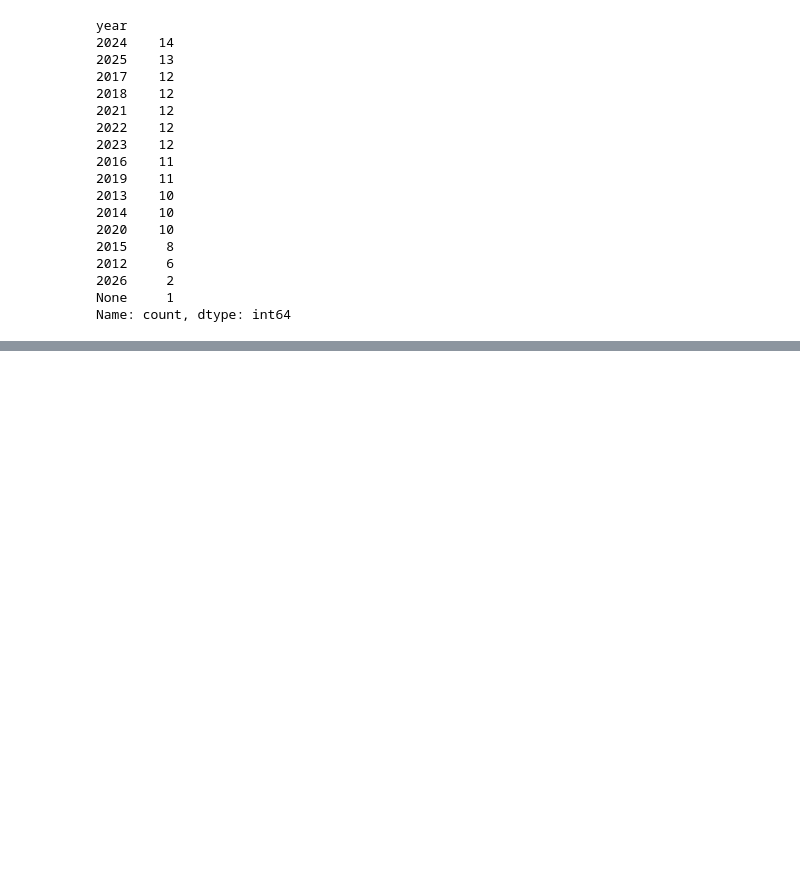
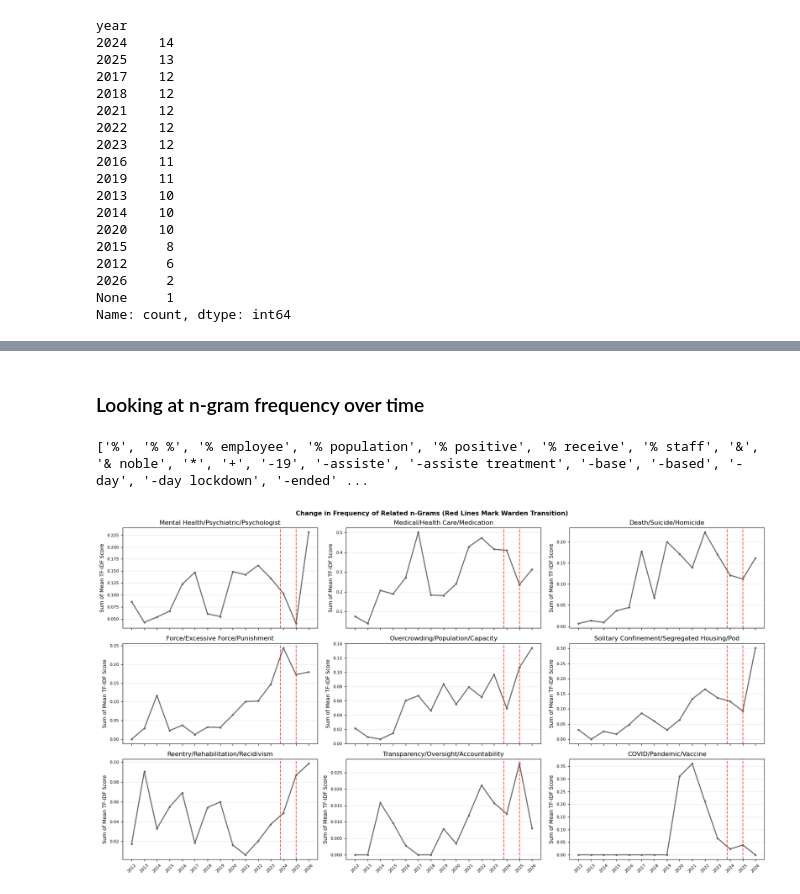
Before and after one commit to daesavellano/board_meeting_analysis, a Jupyter notebook: Code/1_0_N_Gram_Analysis.ipynb, the cells around one changed output, grey strips where cells are left out. Cells and saved outputs as stored; diff of their text form; code cells hidden in the pictures; blank space fills up the shorter version.

```diff
--- a/Code/1_0_N_Gram_Analysis.ipynb
+++ b/Code/1_0_N_Gram_Analysis.ipynb
@@ -363,0 +364,77 @@ for period in periods:
+# %% [markdown]
+### Looking at n-gram frequency over time
+# %%
+# Printing vocab list to find n-grams to track
+print(list(vocab))
+print('\n')
+# %% [output]
+['%', '% %', '% employee', '% population', '% positive', '% receive', '% staff', '&', '& noble', '*', '+', '-19', '-assiste', '-assiste treatment', '-base', '-based', '-day', '-day lockdown', '-ended' ...
+# %%
+# Defining related n-grams
+related_ngrams = {
+    'Mental Health/Psychiatric/Psychologist': ['mental health', 'psychiatric', 'psychologist'],
+    'Medical/Health Care/Medication': ['medical', 'healthcare', 'health care', 'medication'],
+    'Death/Suicide/Homicide': ['death', 'suicide', 'homicide'],
+    'Force/Excessive Force/Punishment': ['force','excessive force', 'punishment'],
+    'Overcrowding/Population/Capacity': ['overcrowding', 'population', 'capacity'],
+    'Solitary Confinement/Segregated Housing/Pod': ['solitary confinement', 'segregated housing', 'pod', 'pods'],
+    'Reentry/Rehabilitation/Recidivism': ['reentry', 're-entry', 'rehabilitation', 'recidivism'],
+    'Transparency/Oversight/Accountability': ['transparency','oversight','accountability'],
+    'COVID/Pandemic/Vaccine': ['covid', 'pandemic', 'quarantine'],
+}
+
+# Returns indices of vocab terms that match any ngram for a given topic
+def get_ngram_indices(group_ngrams, vocab):
+    indices = []
+    for i, v in enumerate(vocab):
+        for kw in group_ngrams:
+            if kw in v:
+                indices.append(i)
+    return indices
+
+# Map each ngram to its matching vocab indices
+ngram_indices = {}
+for ngram, keywords in related_ngrams.items():
+    idx = get_ngram_indices(keywords, vocab)
+    ngram_indices[ngram] = idx
+
+# Compute mean TF-IDF per ngram group per year
+ngram_trends = pd.DataFrame(index=sorted(unique_years), columns=related_ngrams.keys(), dtype=float)
+
+for yr in unique_years:
+    year_docs = df.loc[df["year"] == yr, "document"].tolist()
+    tf_yr = tf_vectorizer.transform(year_docs)
+    tfidf_yr = idf_transformer.transform(tf_yr)
+    mean_tfidf = np.array(tfidf_yr.mean(axis=0)).flatten()
+
+    for ngrams, idx in ngram_indices.items():
+        if idx:
+            ngram_trends.loc[yr, ngrams] = mean_tfidf[idx].sum()
+        else:
+            ngram_trends.loc[yr, ngrams] = 0.0
+
+# Plotting results and defining warden tenure
+fig, axes = plt.subplots(3, 3, figsize=(18, 10), sharex=True)
+axes = axes.flatten()
+
+for i, group in enumerate(ngram_trends.columns):
+    ax = axes[i]
+    vals = ngram_trends[group]
+    ax.plot(vals.index, vals, marker='o', markersize=3, linewidth=2, color='dimgrey')
+    ax.set_title(group)
+    ax.set_xticks(ngram_trends.index)
+    ax.tick_params(axis='x', rotation=45, labelsize=8)
+    ax.tick_params(axis='y', labelsize=8)
+    ax.grid(axis='y', alpha=0.3)
+    ax.set_ylabel('Sum of Mean TF-IDF Score')
+
+    ax.axvline(x=2023.75, color='red', linestyle='--', alpha=0.7)
+    ax.axvline(x=2025, color='red', linestyle='--', alpha=0.7)
+
+
+fig.suptitle('Change in Frequency of Related n-Grams (Red Lines Mark Warden Transition)', fontweight='bold')
+
+plt.tight_layout()
+plt.show()
+# %% [output]
+[figure, added]
```
Also changed, not shown: parts of 4 cells of this notebook.
